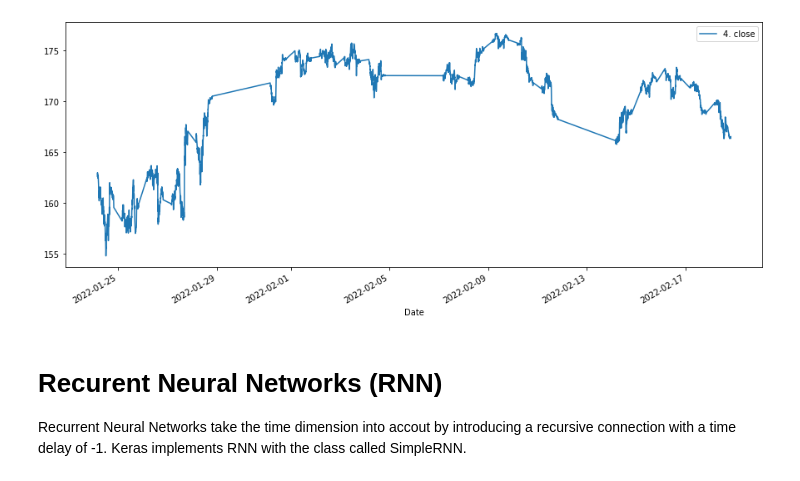
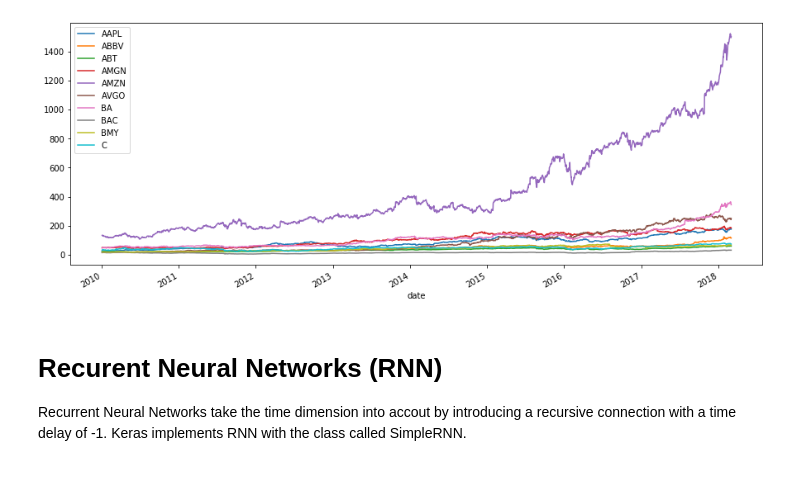
Before and after one commit to gilberto-BE/aifi-bootcamp, a Jupyter notebook: notebooks/RNN.ipynb, the cells around one changed output. Saved outputs shown, nothing was run; the diff lists cells and outputs as text; code cells hidden in the pictures.

```diff
--- a/notebooks/RNN.ipynb
+++ b/notebooks/RNN.ipynb
@@ -16,10 +16,12 @@ ROOT_PATH = 'C://Users/gilbe/Documents/aifi-bootcamp'
 df = pd.read_csv(f'{ROOT_PATH}/data/aapl.csv')
 """
 
-df = pd.read_csv(f'{ROOT_PATH}/data/aapl.csv')
-df['Unnamed: 0'] = pd.to_datetime(df['Unnamed: 0'])
-df.set_index('Unnamed: 0', inplace=True)
-df.index.rename('Date', inplace=True)
+df = pd.read_csv(f'{ROOT_PATH}/data/closing_prices.csv')
+df['date'] = pd.to_datetime(df['date'])
+df.set_index('date', inplace=True)
+print(df.head())
+
+# df.index.rename('Date', inplace=True)
 # df.rename(columns={'Unnamed: 0', 'Date'}, inplace=True)
 df.head()
 # %% [output]
@@ -43,7 +64,7 @@ df.head()
 # %%
-df[['4. close']].iloc[:, :10].plot(figsize=(15, 6));
+df.iloc[:, :10].plot(figsize=(15, 6));
 # %% [output]
-[figure, old version]
+[figure, new version]
 # %% [markdown]
 # Recurent Neural Networks (RNN)
 Recurrent Neural Networks take the time dimension into accout by introducing a recursive connection with a time delay of -1. Keras implements RNN with the class called SimpleRNN.
```
Also changed, not shown: parts of 5 cells of this notebook, 3 other files.
